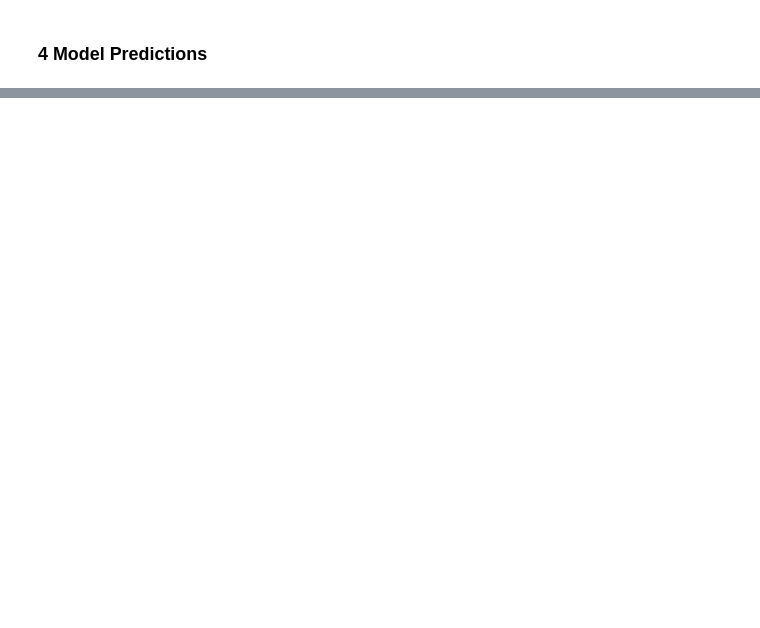
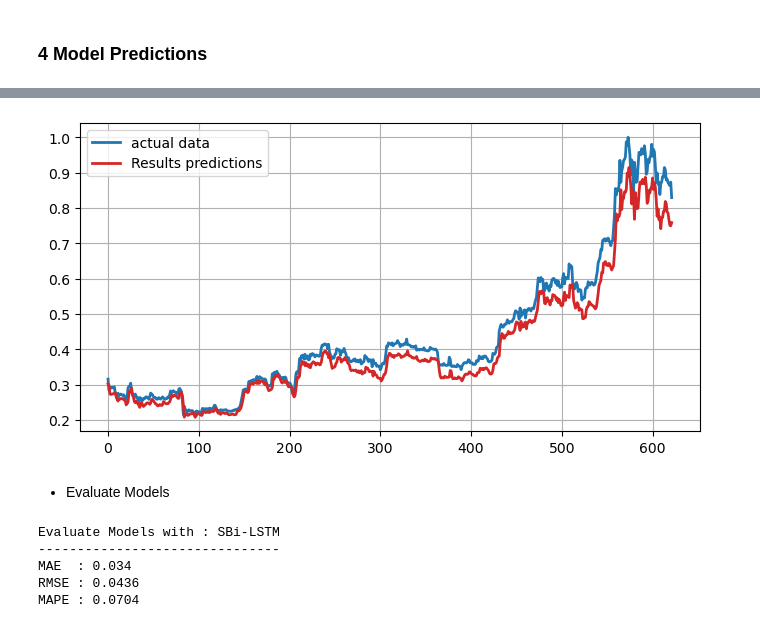
Before and after one commit to kusin/tensorflow-btc-usd-v2, a Jupyter notebook: JupyterLab/K03-Model-Predictions.ipynb, the cells around one changed output, grey strips where cells are left out. Saved outputs shown, nothing was run; the diff lists cells and outputs as text; code cells hidden in the pictures; blank space fills up the shorter version.

```diff
--- a/JupyterLab/K03-Model-Predictions.ipynb
+++ b/JupyterLab/K03-Model-Predictions.ipynb
@@ -92,2 +111,13 @@ lineplot_matplotlib(history.history['loss'], "loss func")
 # %%
 mae, rmse, mape = evaluate_models(y_test, predictions)
+# %%
+lineplot_matplotlib2(
+  line1=y_test,
+  label1="actual data",
+  line2=predictions,
+  label2="Results predictions"
+)
+# %% [output]
+[figure, added]
+# %% [markdown]
+- Evaluate Models
@@ -94,2 +126,14 @@ mae, rmse, mape = evaluate_models(y_test, predictions)
+# %%
+print("Evaluate Models with : "+str(algorithms))
+print("-------------------------------")
+print("MAE  : "+str(np.round(mae,4)))
+print("RMSE : "+str(np.round(rmse,4)))
+print("MAPE : "+str(np.round(mape,4)))
+# %% [output]
+Evaluate Models with : SBi-LSTM
+-------------------------------
+MAE  : 0.034
+RMSE : 0.0436
+MAPE : 0.0704
 # %%
 mape * 100
```
Also changed, not shown: parts of 13 cells of this notebook, 2 other files.
